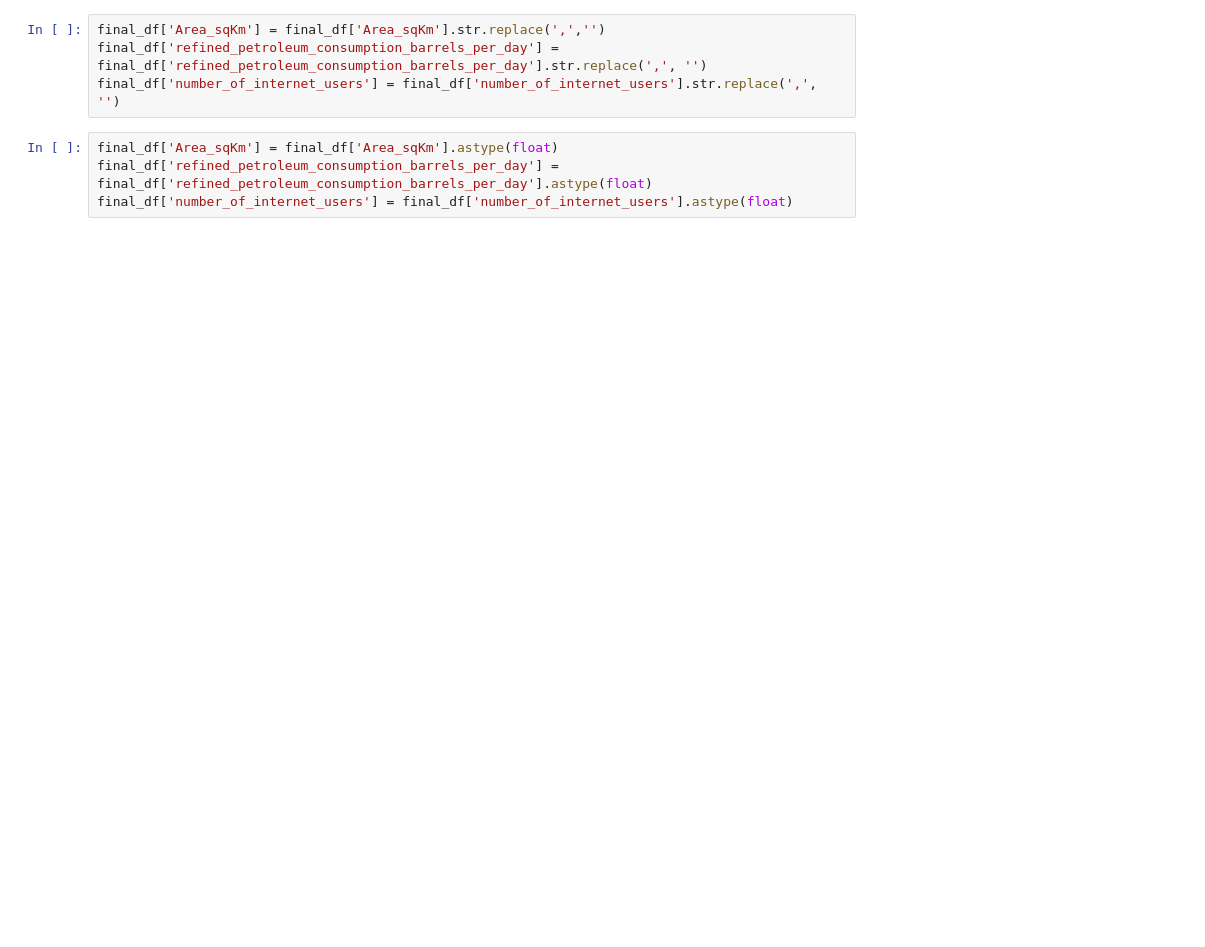
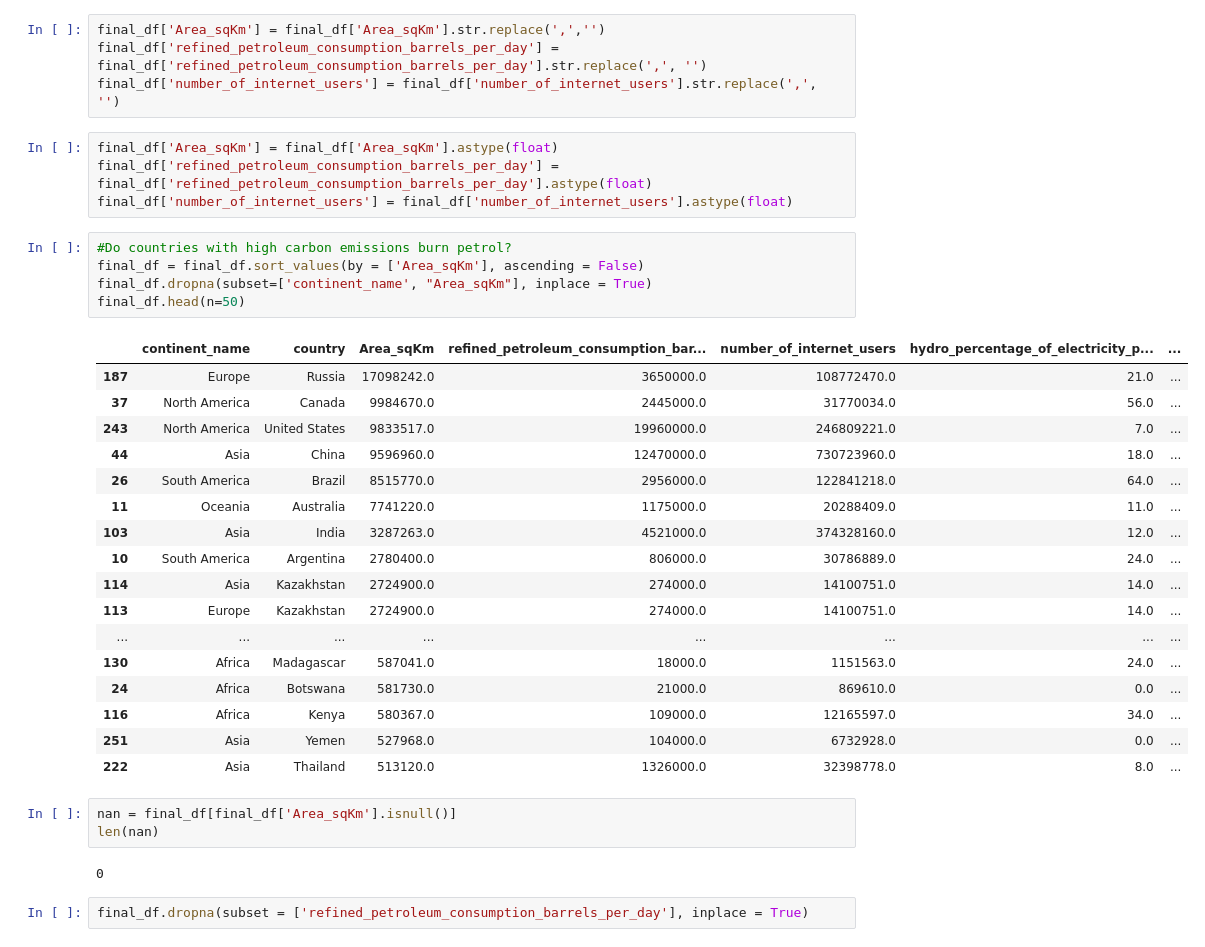
Before and after one commit to Silkways/CIA-Project, a Jupyter notebook: cia_notebook_gus.ipynb, the cells around one changed output. Drawn from its saved outputs; the diff is of its cells as text; blank space fills up the shorter version.

```diff
--- a/cia_notebook_gus.ipynb
+++ b/cia_notebook_gus.ipynb
@@ -130,3 +131,33 @@ final_df['number_of_internet_users'] = final_df['number_of_internet_users'].str.
 final_df['Area_sqKm'] = final_df['Area_sqKm'].astype(float)
 final_df['refined_petroleum_consumption_barrels_per_day'] = final_df['refined_petroleum_consumption_barrels_per_day'].astype(float)
 final_df['number_of_internet_users'] = final_df['number_of_internet_users'].astype(float)
+# %%
+#Do countries with high carbon emissions burn petrol?
+final_df = final_df.sort_values(by = ['Area_sqKm'], ascending = False)
+final_df.dropna(subset=['continent_name', "Area_sqKm"], inplace = True)
+final_df.head(n=50)
+# %% [output]
+|  | continent_name | country | Area_sqKm | refined_petroleum_consumption_bar... | number_of_internet_users | hydro_percentage_of_electricity_p... | ... |
+| 187 | Europe | Russia | 17098242.0 | 3650000.0 | 108772470.0 | 21.0 | ... |
+| 37 | North America | Canada | 9984670.0 | 2445000.0 | 31770034.0 | 56.0 | ... |
+| 243 | North America | United States | 9833517.0 | 19960000.0 | 246809221.0 | 7.0 | ... |
+| 44 | Asia | China | 9596960.0 | 12470000.0 | 730723960.0 | 18.0 | ... |
+| 26 | South America | Brazil | 8515770.0 | 2956000.0 | 122841218.0 | 64.0 | ... |
+| 11 | Oceania | Australia | 7741220.0 | 1175000.0 | 20288409.0 | 11.0 | ... |
+| 103 | Asia | India | 3287263.0 | 4521000.0 | 374328160.0 | 12.0 | ... |
+| 10 | South America | Argentina | 2780400.0 | 806000.0 | 30786889.0 | 24.0 | ... |
+| 114 | Asia | Kazakhstan | 2724900.0 | 274000.0 | 14100751.0 | 14.0 | ... |
+| 113 | Europe | Kazakhstan | 2724900.0 | 274000.0 | 14100751.0 | 14.0 | ... |
+| ... | ... | ... | ... | ... | ... | ... | ... |
+| 130 | Africa | Madagascar | 587041.0 | 18000.0 | 1151563.0 | 24.0 | ... |
+| 24 | Africa | Botswana | 581730.0 | 21000.0 | 869610.0 | 0.0 | ... |
+| 116 | Africa | Kenya | 580367.0 | 109000.0 | 12165597.0 | 34.0 | ... |
+| 251 | Asia | Yemen | 527968.0 | 104000.0 | 6732928.0 | 0.0 | ... |
+| 222 | Asia | Thailand | 513120.0 | 1326000.0 | 32398778.0 | 8.0 | ... |
+# %%
+nan = final_df[final_df['Area_sqKm'].isnull()]
+len(nan)
+# %% [output]
+0
+# %%
+final_df.dropna(subset = ['refined_petroleum_consumption_barrels_per_day'], inplace = True)
```
Also changed, not shown: parts of 18 cells of this notebook.
